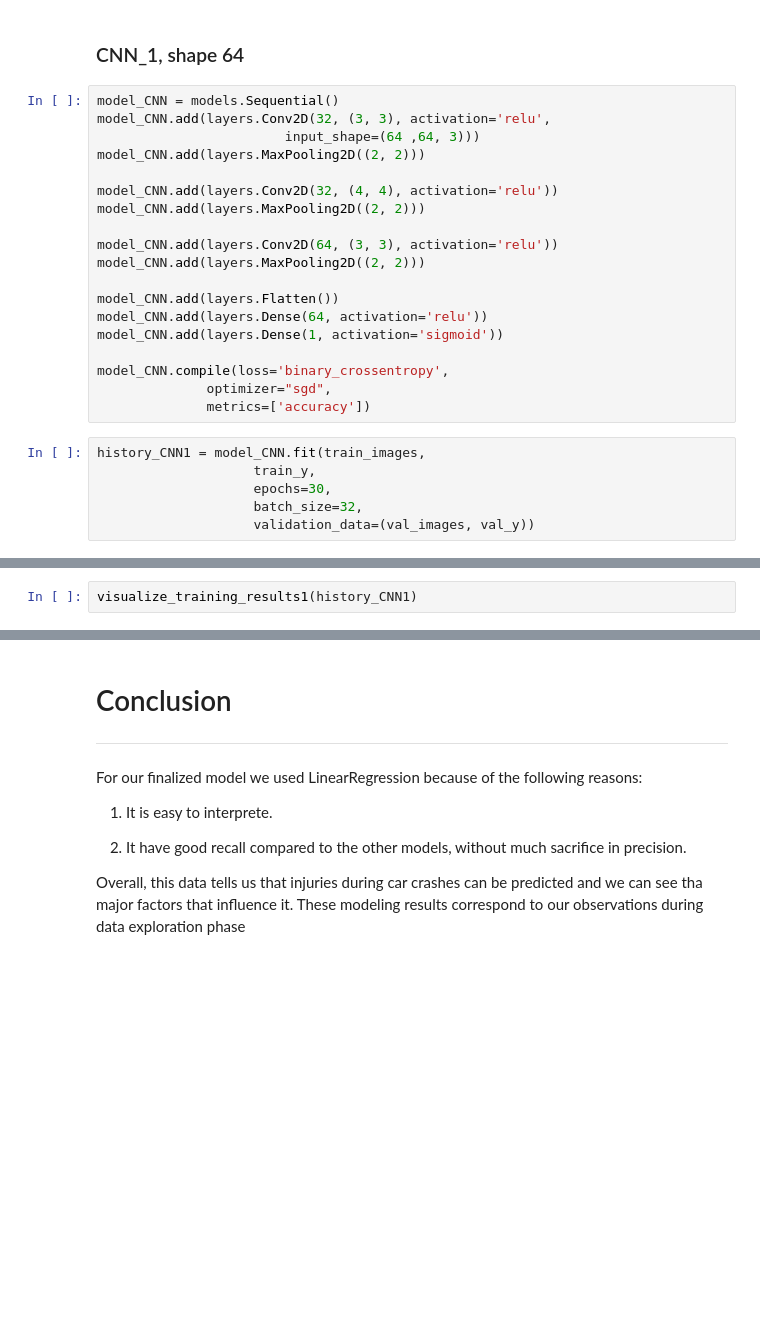
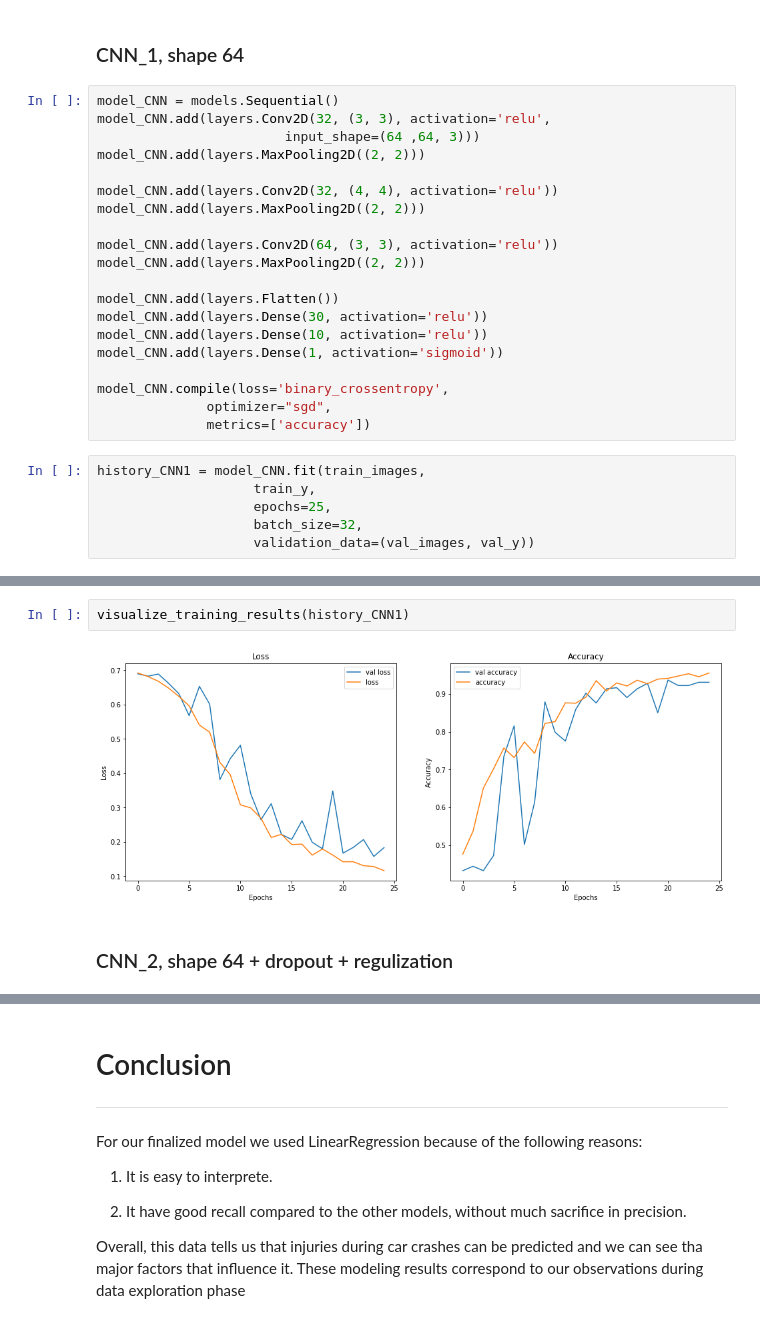
Before and after one commit to 314ka4y/Image_classification, a Jupyter notebook: Project_classification.ipynb, the cells around one changed output, grey strips where cells are left out. Saved outputs shown, nothing was run; the diff lists cells and outputs as text; blank space fills up the shorter version.

```diff
--- a/Project_classification.ipynb
+++ b/Project_classification.ipynb
@@ -700,7 +700,8 @@ model_CNN.add(layers.Conv2D(64, (3, 3), activation='relu'))
 model_CNN.add(layers.MaxPooling2D((2, 2)))
 
 model_CNN.add(layers.Flatten())
-model_CNN.add(layers.Dense(64, activation='relu'))
+model_CNN.add(layers.Dense(30, activation='relu'))
+model_CNN.add(layers.Dense(10, activation='relu'))
 model_CNN.add(layers.Dense(1, activation='sigmoid'))
 
 model_CNN.compile(loss='binary_crossentropy',
@@ -709,7 +710,7 @@ model_CNN.compile(loss='binary_crossentropy',
 # %%
 history_CNN1 = model_CNN.fit(train_images,
                     train_y,
-                    epochs=30,
+                    epochs=25,
                     batch_size=32,
                     validation_data=(val_images, val_y))
 # %% [output]
@@ -735,2 +738,6 @@ results_test = model_CNN.evaluate(test_images, test_y)
 # %%
-visualize_training_results1(history_CNN1)
+visualize_training_results(history_CNN1)
+# %% [output]
+[figure, added]
+# %% [markdown]
+### CNN_2, shape 64 + dropout + regulization
```
Also changed, not shown: parts of 7 cells of this notebook.
